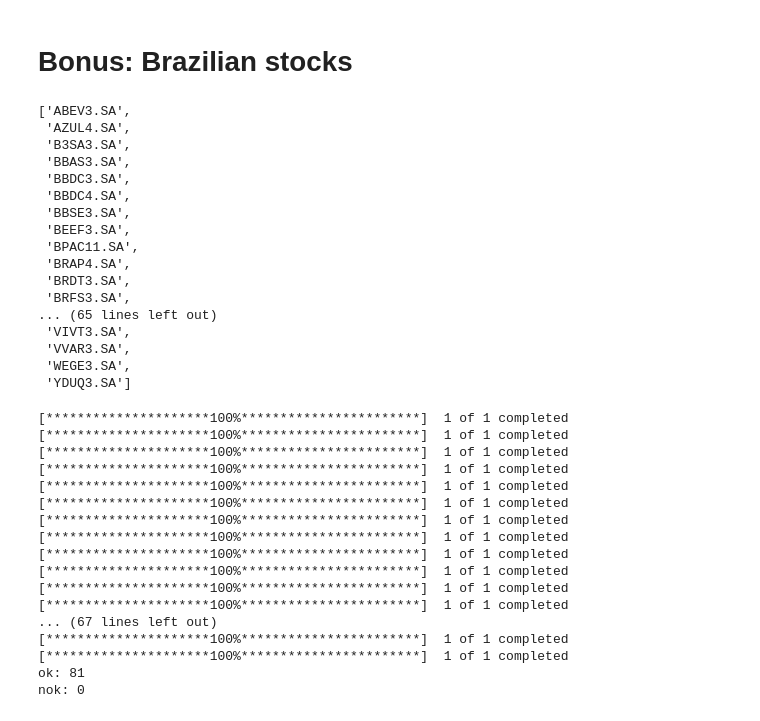
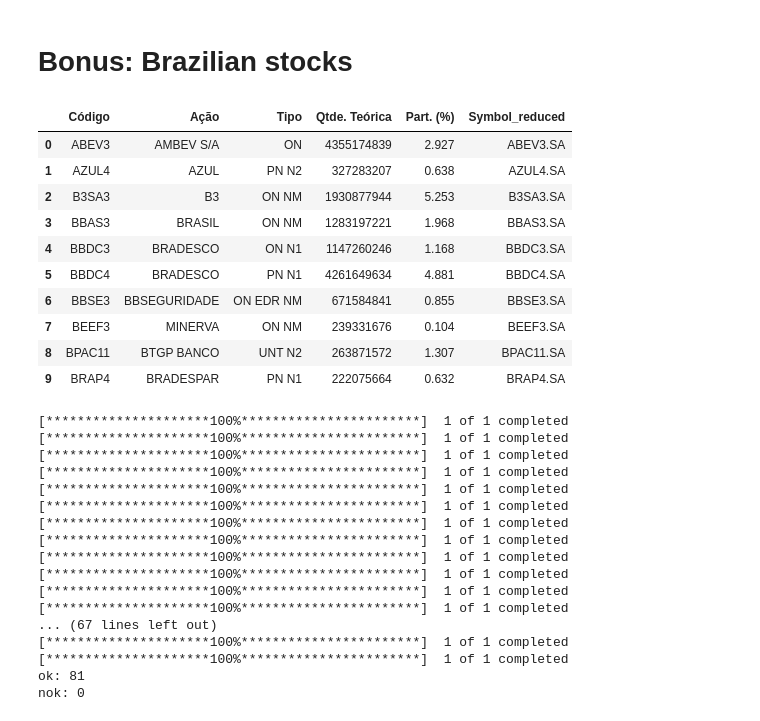
Before and after one commit to cafe-com-analytics/financial_engineering_suto, a Jupyter notebook: section_01/01_exercise.ipynb, the cells around one changed output. Cells and saved outputs as stored; diff of their text form; code cells hidden in the pictures.

Commit message:
[fix] Decimal and thousands symbol added.

```diff
--- a/section_01/01_exercise.ipynb
+++ b/section_01/01_exercise.ipynb
@@ -136,40 +136,37 @@ Variância de y: 1.86
 # %%
 import pandas as pd
 import pandas_datareader.data as web
 import datetime as dt
 import matplotlib.pyplot as fig
+
 url = 'http://bvmf.bmfbovespa.com.br/indices/ResumoCarteiraTeorica.aspx?Indice=IBOV&idioma=pt-br'
-df_br_stocks = pd.read_html(url)[0][:-1]
+df_br_stocks = pd.read_html(url, encoding='utf-8', decimal=',', thousands='.')[0][:-1]
 
 df_br_stocks['Symbol_reduced'] = df_br_stocks['Código']+str('.SA')
 
 # df_br_stocks = df_br_stocks.loc[~df_br_stocks['Symbol'].str[0].str.isnumeric(), :]
 
 # br_stock_symbols = df_br_stocks['Symbol'].unique().tolist()
 
 # df_br_stocks = df_br_stocks[['Symbol', 'Symbol_reduced', 'Company Name', 'Last Price', 'Change', '% Change', 'Volume']]
 
 df_br_stocks
 
 symbols = df_br_stocks['Symbol_reduced'].unique().tolist()
+
+df_br_stocks.head(10)
 # %% [output]
-['ABEV3.SA',
- 'AZUL4.SA',
- 'B3SA3.SA',
- 'BBAS3.SA',
- 'BBDC3.SA',
- 'BBDC4.SA',
- 'BBSE3.SA',
- 'BEEF3.SA',
- 'BPAC11.SA',
- 'BRAP4.SA',
- 'BRDT3.SA',
- 'BRFS3.SA',
-... (65 lines left out)
- 'VIVT3.SA',
- 'VVAR3.SA',
- 'WEGE3.SA',
- 'YDUQ3.SA']
+|  | Código | Ação | Tipo | Qtde. Teórica | Part. (%) | Symbol_reduced |
+| 0 | ABEV3 | AMBEV S/A | ON | 4355174839 | 2.927 | ABEV3.SA |
+| 1 | AZUL4 | AZUL | PN N2 | 327283207 | 0.638 | AZUL4.SA |
+| 2 | B3SA3 | B3 | ON NM | 1930877944 | 5.253 | B3SA3.SA |
+| 3 | BBAS3 | BRASIL | ON NM | 1283197221 | 1.968 | BBAS3.SA |
+| 4 | BBDC3 | BRADESCO | ON N1 | 1147260246 | 1.168 | BBDC3.SA |
+| 5 | BBDC4 | BRADESCO | PN N1 | 4261649634 | 4.881 | BBDC4.SA |
+| 6 | BBSE3 | BBSEGURIDADE | ON EDR NM | 671584841 | 0.855 | BBSE3.SA |
+| 7 | BEEF3 | MINERVA | ON NM | 239331676 | 0.104 | BEEF3.SA |
+| 8 | BPAC11 | BTGP BANCO | UNT N2 | 263871572 | 1.307 | BPAC11.SA |
+| 9 | BRAP4 | BRADESPAR | PN N1 | 222075664 | 0.632 | BRAP4.SA |
 # %%
 # # df_br_stocks = pd.read_html('https://finance.yahoo.com/quote/%5EBVSP/components?p=%5EBVSP')[0]
 # df_br_stocks = pd.read_html('http://www.b3.com.br/pt_br/market-data-e-indices/indices/indices-amplos/indice-ibovespa-ibovespa-composicao-da-carteira.htm')
```
